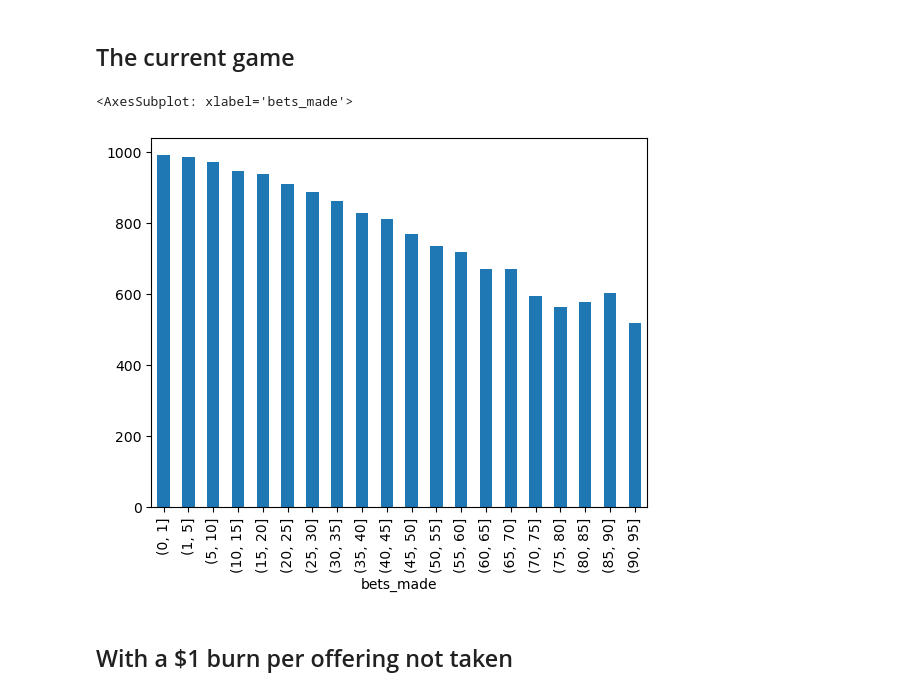
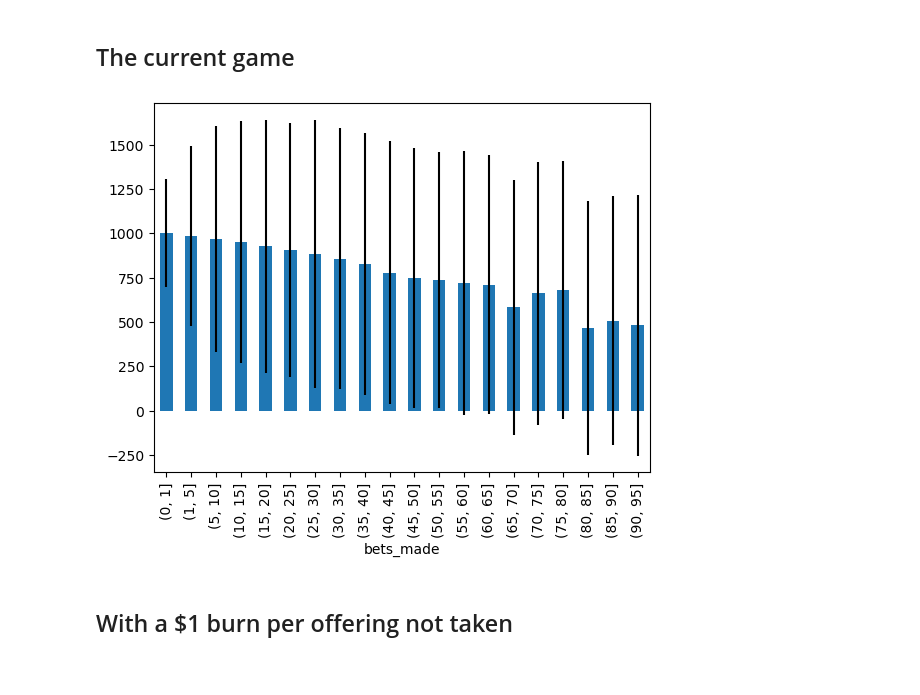
Before and after one commit to alecglen/betbook-sim, a Jupyter notebook: bb-sim.ipynb, the cells around one changed output. Saved outputs shown, nothing was run; the diff lists cells and outputs as text; code cells hidden in the pictures.

```diff
--- a/bb-sim.ipynb
+++ b/bb-sim.ipynb
@@ -4,17 +1,25 @@ from helpers import *
+# %%
+import pandas as pd
+from helpers import *
+
+def run_and_graph(**kwargs):
+    results = pd.DataFrame()
+
+    for i in range(10000):
+        game = init_game(**kwargs)
+        sim(game)
+        results = pd.concat((results, summarize(game, i)))
+
+    outlier_threshold = results.balance.mean() + results.balance.std() * 2
+    results = results[results.balance < outlier_threshold]
+    binned = pd.cut(results.bets_made, bins=[0, 1] + list(range(5, 100, 5)))
+    grouping = results.groupby(binned)
+    grouping.balance.median().plot(kind='bar', yerr=1.385 * grouping.balance.std())
 # %% [markdown]
 ## The current game
-# %%
-results = pd.DataFrame()
-
-for i in range(10000):
-    game = init_game()
-    sim(game)
-    results = pd.concat((results, summarize(game, i)))
-
-binned = pd.cut(results.bets_made, bins=[0, 1] + list(range(5, 100, 5)))
-results.groupby(binned).balance.median().plot(kind='bar')
-# %% [output]
-<AxesSubplot: xlabel='bets_made'>
-[figure, removed]
+# %%
+run_and_graph()
+# %% [output]
+[figure, added]
 # %% [markdown]
 ## With a $1 burn per offering not taken
```
Also changed, not shown: parts of 17 cells of this notebook.
